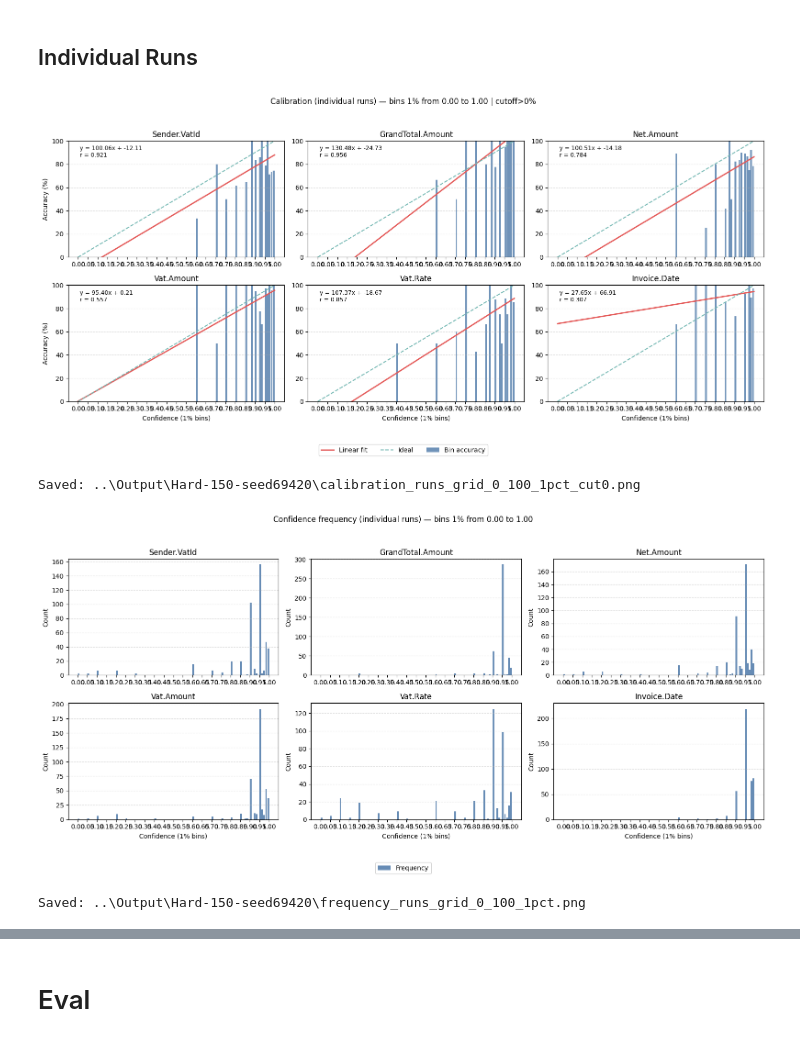
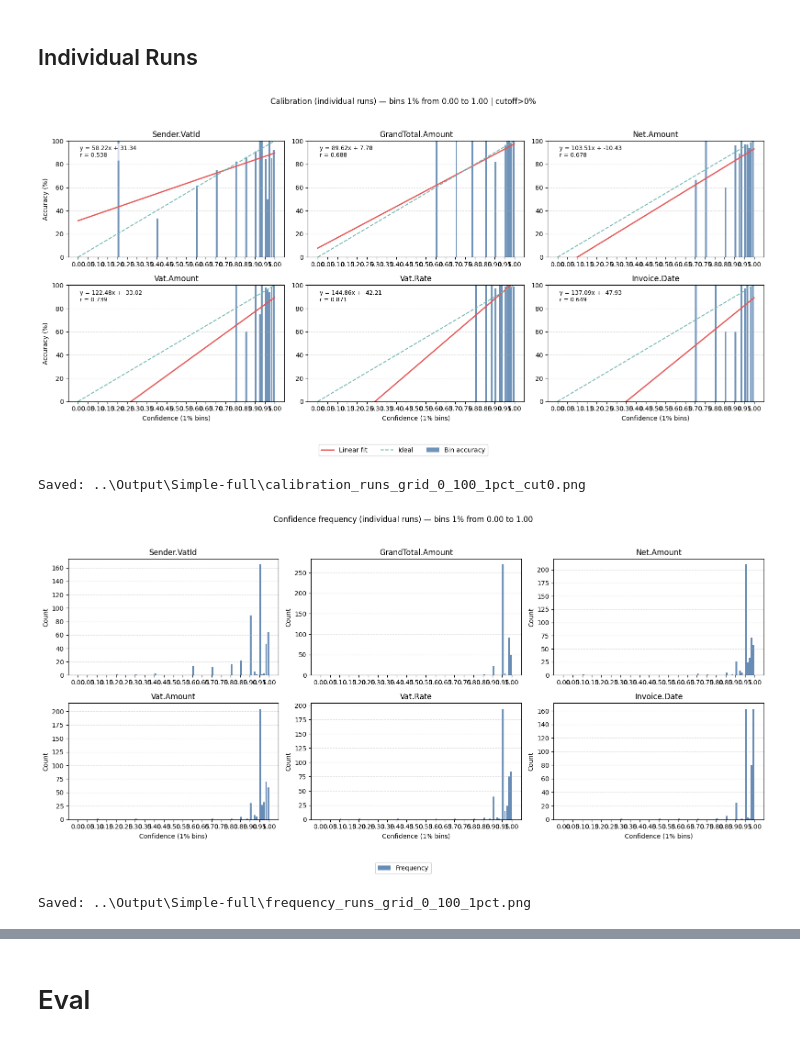
Before and after one commit to blumatix/bludelta-confidence-scores, a Jupyter notebook: Code/LLM-as-a-judge - Standard.ipynb, the cells around one changed output, grey strips where cells are left out. Drawn from its saved outputs; the diff is of its cells as text; code cells hidden in the pictures.

```diff
--- a/Code/LLM-as-a-judge - Standard.ipynb
+++ b/Code/LLM-as-a-judge - Standard.ipynb
@@ -1174,21 +1564,19 @@ def plot_confidence_frequency(
     print(f"Saved: {out_path}")
 # %%
 # 80–100% in 2% bins
-FOLDER_TO_VISUALIZE = "Hard-150-seed42"
-FOLDER_TO_VISUALIZE = "Hard-150-seed1337"
-FOLDER_TO_VISUALIZE = "Hard-150-seed69420"
+FOLDER_TO_VISUALIZE = "Simple-full"
 MIN_CONF = 0.0
 MAX_CONF = 1.0
 BIN_WIDTH = 0.01
 MIN_BIN_PCT = 0.00
 
 plot_calibration(f"../Output/{FOLDER_TO_VISUALIZE}", mode="runs",  min_conf=MIN_CONF, max_conf=MAX_CONF, bin_width=BIN_WIDTH, min_bin_pct=MIN_BIN_PCT)
 plot_confidence_frequency(f"../Output/{FOLDER_TO_VISUALIZE}", mode="runs", min_conf=MIN_CONF, max_conf=MAX_CONF, bin_width=BIN_WIDTH)
 # %% [output]
-[figure, old version]
+[figure, new version]
-Saved: ..\Output\Hard-150-seed69420\calibration_runs_grid_0_100_1pct_cut0.png
+Saved: ..\Output\Simple-full\calibration_runs_grid_0_100_1pct_cut0.png
-[figure, old version]
+[figure, new version]
-Saved: ..\Output\Hard-150-seed69420\frequency_runs_grid_0_100_1pct.png
+Saved: ..\Output\Simple-full\frequency_runs_grid_0_100_1pct.png
 # %%
 plot_calibration(f"../Output/{FOLDER_TO_VISUALIZE}", mode="consensus",  min_conf=MIN_CONF, max_conf=MAX_CONF, bin_width=BIN_WIDTH, min_bin_pct=MIN_BIN_PCT)
 plot_confidence_frequency(f"../Output/{FOLDER_TO_VISUALIZE}", mode="consensus", min_conf=MIN_CONF, max_conf=MAX_CONF, bin_width=BIN_WIDTH)
```
Also changed, not shown: parts of 8 cells of this notebook, 1 other file.
